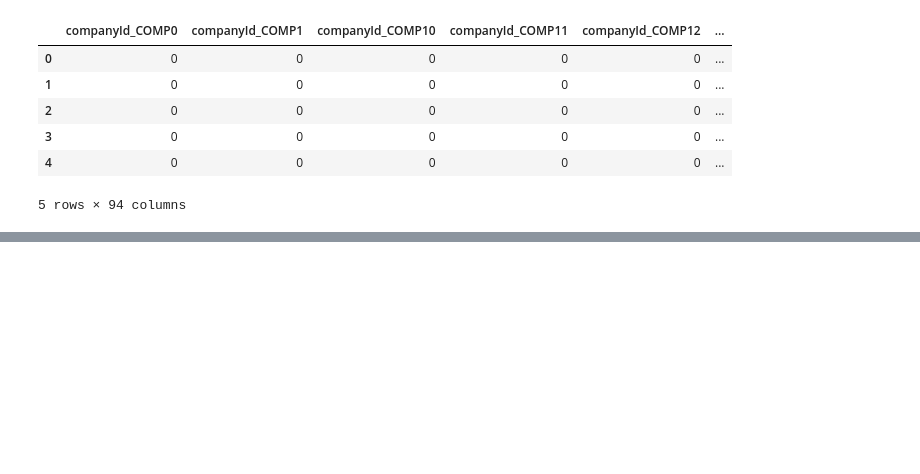
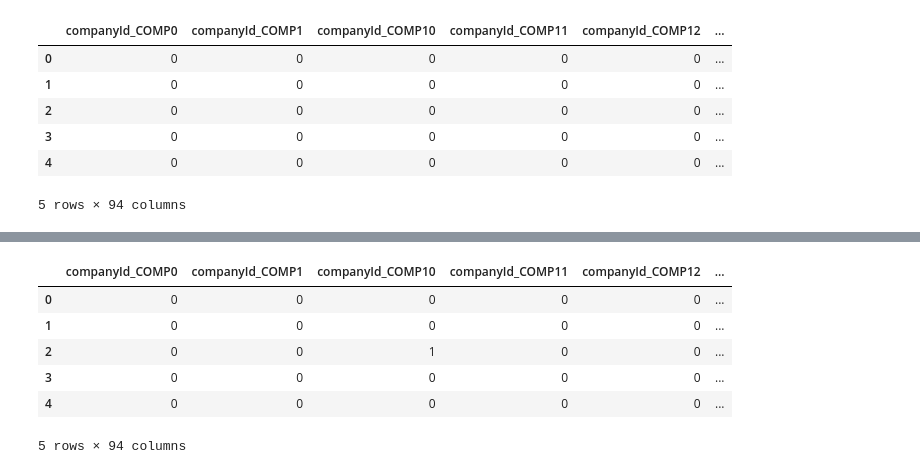
Before and after one commit to dennyalp/Salary-Prediction, a Jupyter notebook: Salary_Prediction_Notebook.ipynb, the cells around one changed output, grey strips where cells are left out. Cells and saved outputs as stored; diff of their text form; code cells hidden in the pictures; blank space fills up the shorter version.

```diff
--- a/Salary_Prediction_Notebook.ipynb
+++ b/Salary_Prediction_Notebook.ipynb
@@ -295,0 +304,13 @@ array([ 6,  8, 10, 12])
+# %%
+cat_df_test = pd.get_dummies(testFeatures[catVars])
+num_df_test = testFeatures[numVars].apply(pd.to_numeric)
+test_df = pd.concat([cat_df_test, num_df_test], axis=1)#,ignore_index=False)
+test_df.head()
+# %% [output]
+|  | companyId_COMP0 | companyId_COMP1 | companyId_COMP10 | companyId_COMP11 | companyId_COMP12 | ... |
+| 0 | 0 | 0 | 0 | 0 | 0 | ... |
+| 1 | 0 | 0 | 0 | 0 | 0 | ... |
+| 2 | 0 | 0 | 1 | 0 | 0 | ... |
+| 3 | 0 | 0 | 0 | 0 | 0 | ... |
+| 4 | 0 | 0 | 0 | 0 | 0 | ... |
+5 rows × 94 columns
```
Also changed, not shown: parts of 22 cells of this notebook.
